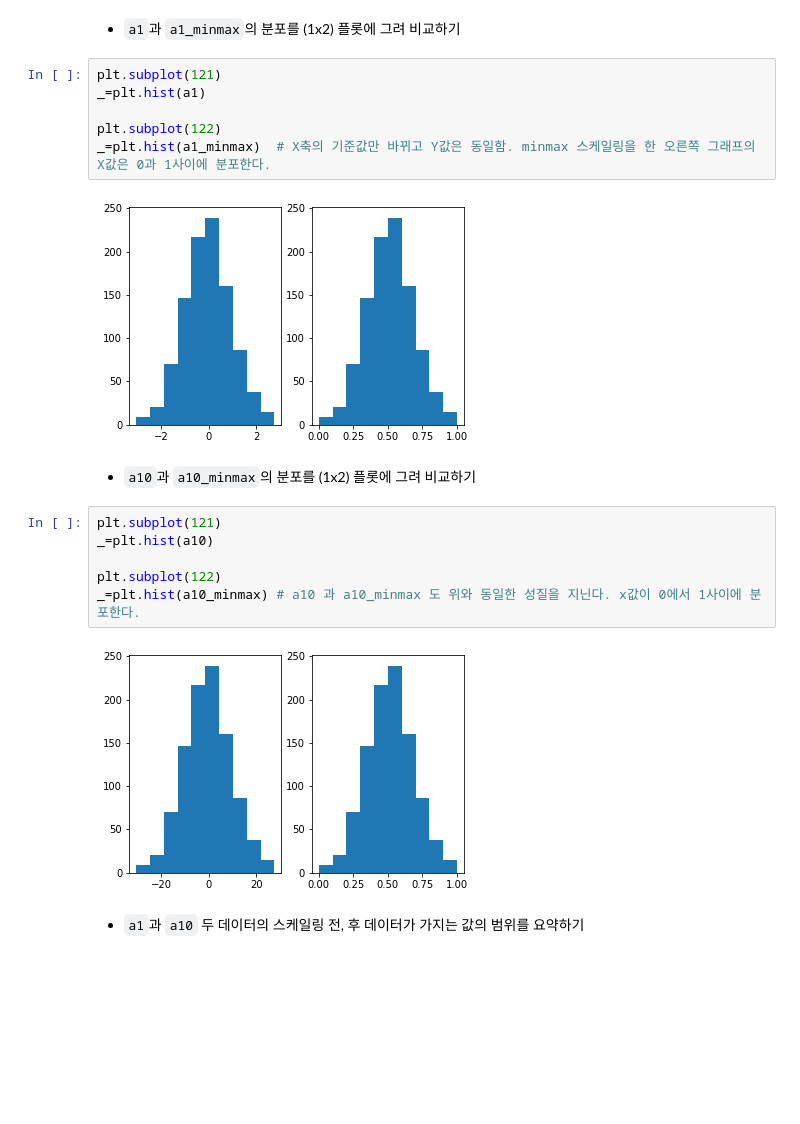
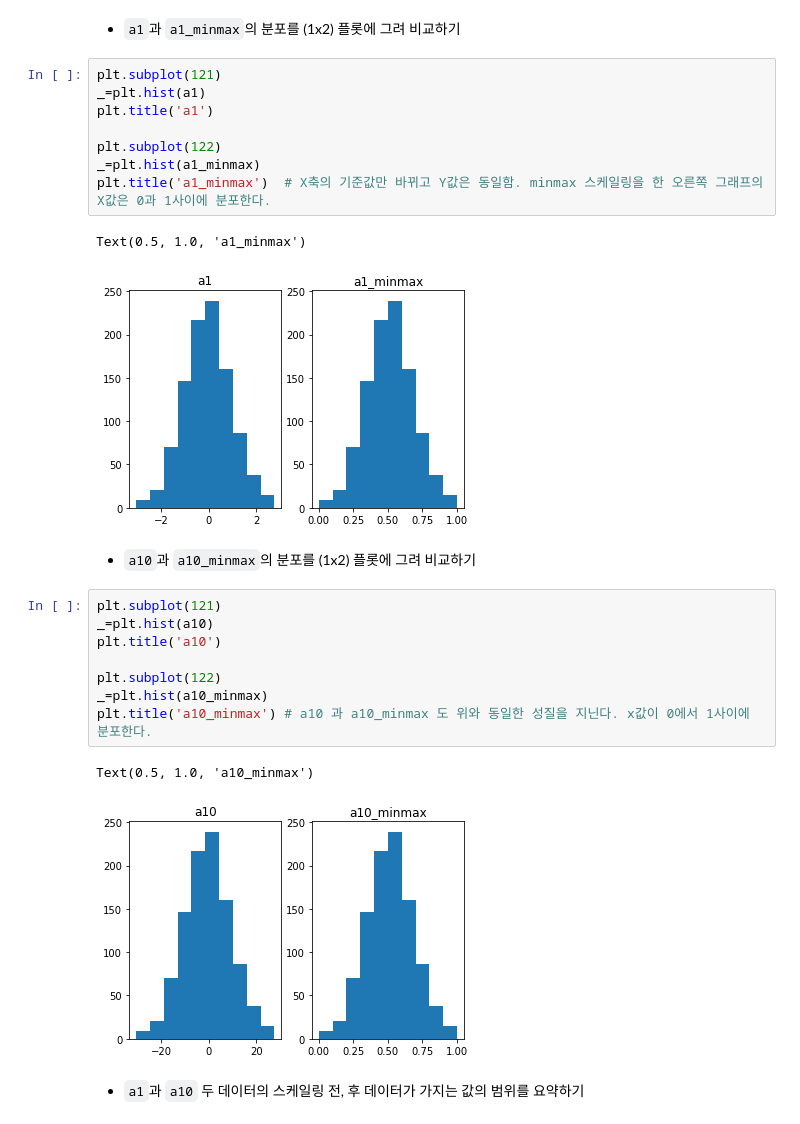
Before and after one commit to LeeHuiJong/DataAnalysis_ML, a Jupyter notebook: ch03_05_기초통계_산포통계량.ipynb, the cells around one changed output. Saved outputs shown, nothing was run; the diff lists cells and outputs as text; blank space fills up the shorter version.

```diff
--- a/ch03_05_기초통계_산포통계량.ipynb
+++ b/ch03_05_기초통계_산포통계량.ipynb
@@ -206,21 +210,27 @@ a10_minmax = mm(a10)
 # %%
 plt.subplot(121)
 _=plt.hist(a1)
+plt.title('a1')
 
 plt.subplot(122)
-_=plt.hist(a1_minmax)  # X축의 기준값만 바뀌고 Y값은 동일함. minmax 스케일링을 한 오른쪽 그래프의 X값은 0과 1사이에 분포한다.
+_=plt.hist(a1_minmax)
+plt.title('a1_minmax')  # X축의 기준값만 바뀌고 Y값은 동일함. minmax 스케일링을 한 오른쪽 그래프의 X값은 0과 1사이에 분포한다.
 # %% [output]
+Text(0.5, 1.0, 'a1_minmax')
-[figure, old version]
+[figure, new version]
 # %% [markdown]
 * `a10`과 `a10_minmax`의 분포를 (1x2) 플롯에 그려 비교하기
 # %%
 plt.subplot(121)
 _=plt.hist(a10)
+plt.title('a10')
 
 plt.subplot(122)
-_=plt.hist(a10_minmax) # a10 과 a10_minmax 도 위와 동일한 성질을 지닌다. x값이 0에서 1사이에 분포한다.
+_=plt.hist(a10_minmax)
+plt.title('a10_minmax') # a10 과 a10_minmax 도 위와 동일한 성질을 지닌다. x값이 0에서 1사이에 분포한다.
 # %% [output]
+Text(0.5, 1.0, 'a10_minmax')
-[figure, old version]
+[figure, new version]
 # %% [markdown]
 * `a1`과 `a10` 두 데이터의 스케일링 전, 후 데이터가 가지는 값의 범위를 요약하기
 # %%
```
Also changed, not shown: parts of 17 cells of this notebook.
